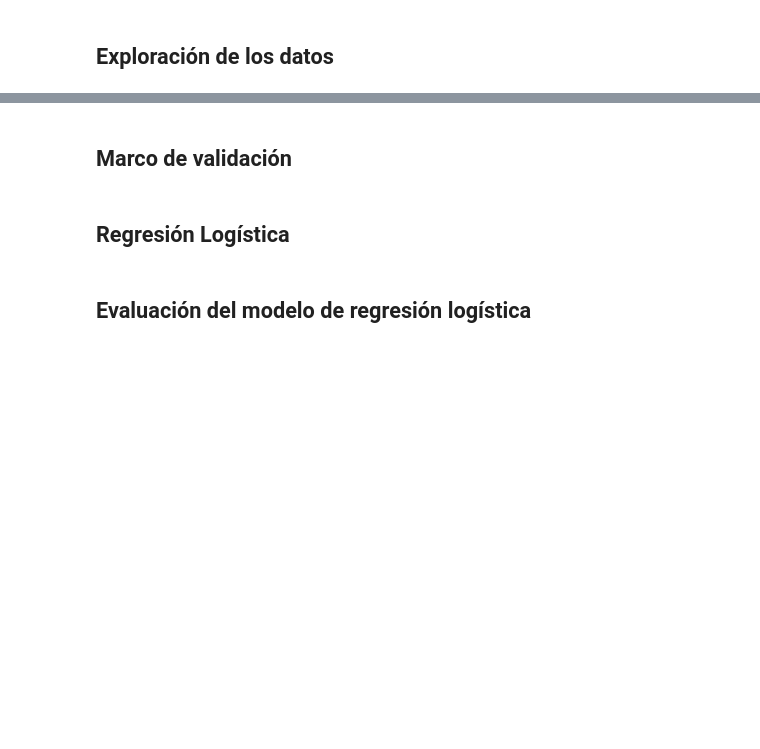
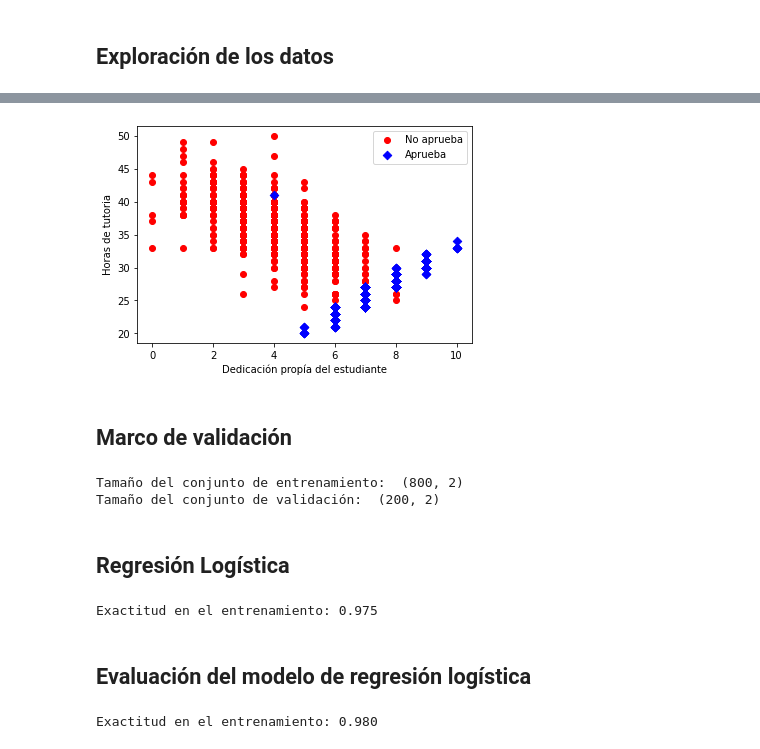
Before and after one commit to mlondono-oc/LEA2, a Jupyter notebook: Modulo2/M1_Algoritmos_bases_introductorios_RLog.ipynb, the cells around one changed output, grey strips where cells are left out. Drawn from its saved outputs; the diff is of its cells as text; code cells hidden in the pictures; blank space fills up the shorter version.

Commit message:
Solución ejercicio regresión logistica

```diff
--- a/Modulo2/M1_Algoritmos_bases_introductorios_RLog.ipynb
+++ b/Modulo2/M1_Algoritmos_bases_introductorios_RLog.ipynb
@@ -41,3 +80,23 @@ Documentación del modelo: https://scikit-learn.org/stable/modules/generated/skl
+# %%
+# Veamos la distribución de los datos por clase
+plt.scatter(df_students['self_study'][df_students.target == 0],
+            df_students['tution_monthly'][df_students.target == 0],
+            marker='o',
+            color = 'red',
+            label = 'No aprueba'
+            )
+plt.scatter(df_students['self_study'][df_students.target == 1],
+            df_students['tution_monthly'][df_students.target == 1],
+            marker='D',
+            color = 'blue',
+            label = 'Aprueba'
+            )
+plt.xlabel('Dedicación propía del estudiante')
+plt.ylabel('Horas de tutoria')
+plt.legend()
+plt.show()
+# %% [output]
+[figure, added]
 # %% [markdown]
 
 ## Marco de validación
@@ -46,4 +107,37 @@ Documentación del modelo: https://scikit-learn.org/stable/modules/generated/skl
+# %%
+# Separación de los datos de entrenamiento y validación
+from sklearn.model_selection import train_test_split
+
+x_train, x_test, y_train, y_test = train_test_split(x, y, test_size=0.2, random_state=123)
+
+print('Tamaño del conjunto de entrenamiento: ', x_train.shape)
+print('Tamaño del conjunto de validación: ', x_test.shape)
+# %% [output]
+Tamaño del conjunto de entrenamiento:  (800, 2)
+Tamaño del conjunto de validación:  (200, 2)
 # %% [markdown]
 ## Regresión Logística
+# %%
+from sklearn.metrics import accuracy_score
+
+# Entrenamiento del modelo
+modelo = LogisticRegression()
+
+# Ajustar el modelo a los datos
+modelo.fit(x_train, y_train)
+
+# Desempeño en el entrenamiento
+y_train_pred = modelo.predict(x_train)
+
+print('Exactitud en el entrenamiento: %.3f'  %accuracy_score(y_train, y_train_pred) )
+# %% [output]
+Exactitud en el entrenamiento: 0.975
 # %% [markdown]
 ## Evaluación del modelo de regresión logística
+# %%
+y_pred = modelo.predict(x_test)
+
+# Exactitud en el conjunto de validación
+print('Exactitud en el entrenamiento: %.3f'  %accuracy_score(y_test, y_pred) )
+# %% [output]
+Exactitud en el entrenamiento: 0.980
```
Also changed, not shown: parts of 17 cells of this notebook, 1 other file.
